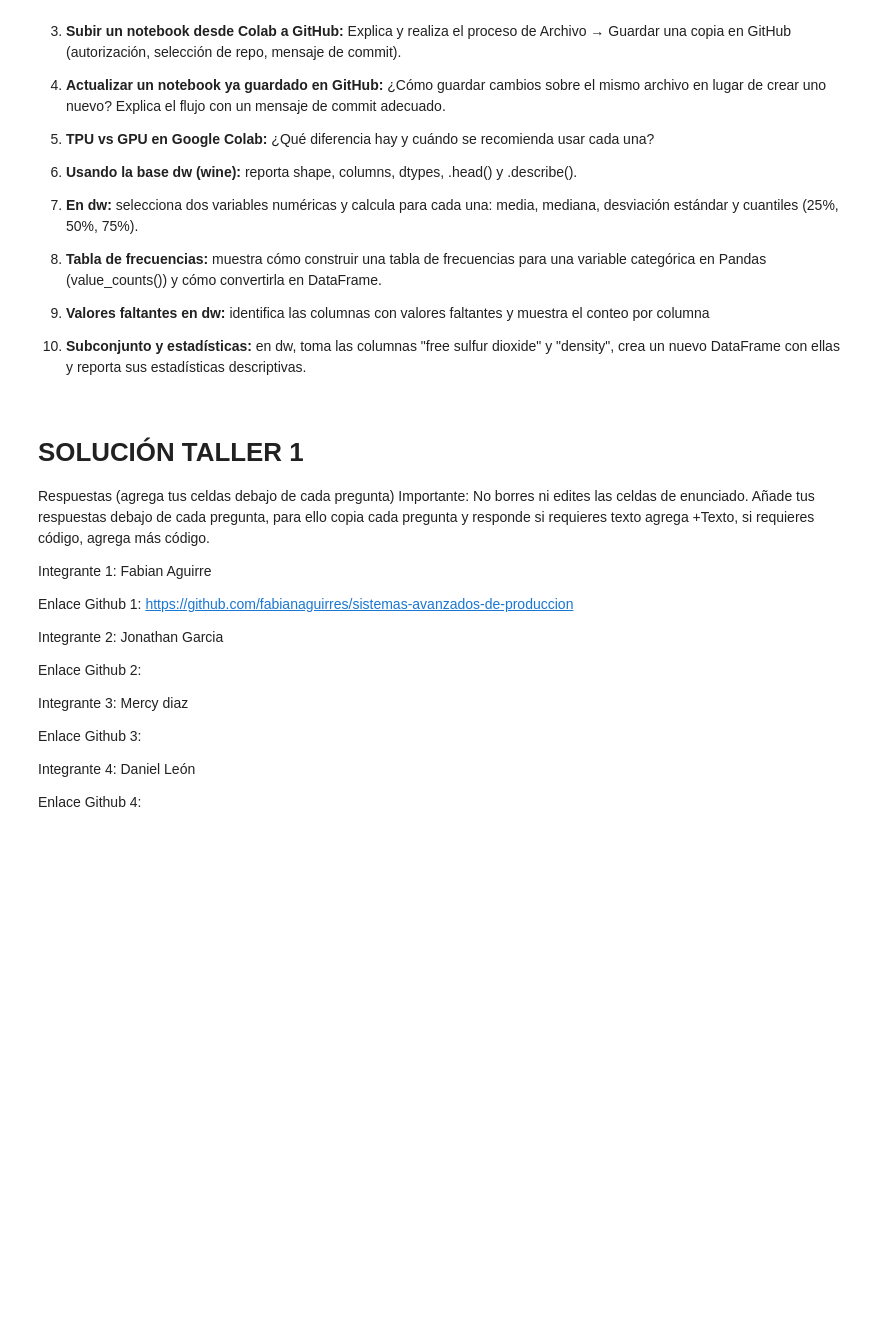
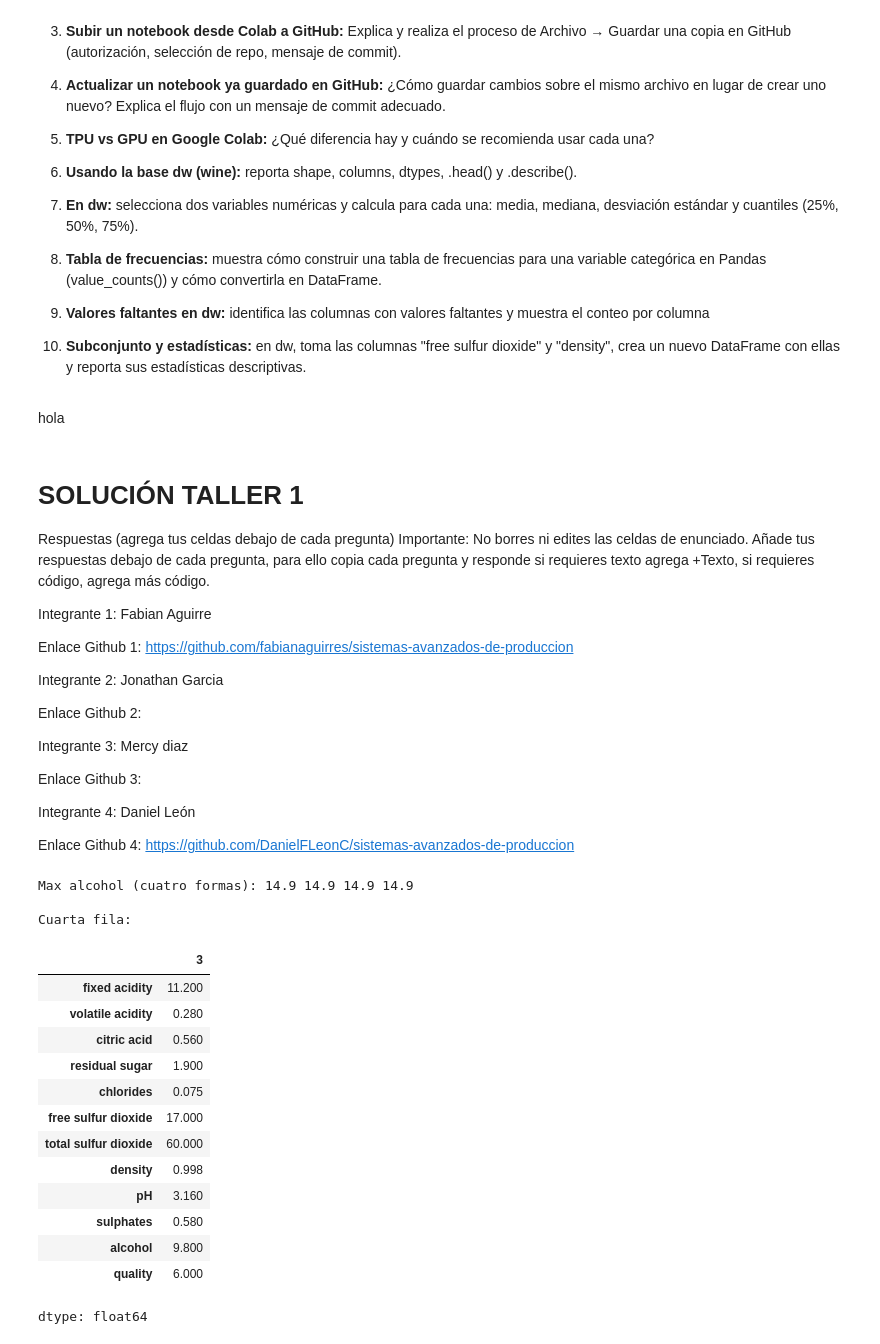
Before and after one commit to fabianaguirres/sistemas-avanzados-de-produccion, a Jupyter notebook: aguirre_fabian_leon_daniel_garcia_jonathan_diaz_mercy.ipynb, the cells around one changed output. Saved outputs shown, nothing was run; the diff lists cells and outputs as text; code cells hidden in the pictures; blank space fills up the shorter version.

```diff
--- a/aguirre_fabian_leon_daniel_garcia_jonathan_diaz_mercy.ipynb
+++ b/aguirre_fabian_leon_daniel_garcia_jonathan_diaz_mercy.ipynb
@@ -874,3 +942,5 @@ Enlace GitHub 1: https://github.com/faorjuelal/SAPP---IIND---005786
 9. **Valores faltantes en dw:** identifica las columnas con valores faltantes y muestra el conteo por columna
 
 10. **Subconjunto y estadísticas:** en dw, toma las columnas "free sulfur dioxide" y "density", crea un nuevo DataFrame con ellas y reporta sus estadísticas descriptivas.
+# %% [markdown]
+hola
@@ -893,4 +965,50 @@ Enlace Github 3:
 
 Integrante 4: Daniel León
 
-Enlace Github 4:
+Enlace Github 4: https://github.com/DanielFLeonC/sistemas-avanzados-de-produccion
+# %%
+# --- Formas de seleccionar la columna de edad (RIDAGEYR) ---
+
+# Opción 1: Usando corchetes y el nombre de la columna (la más común)
+#w = dw["RIDAGEYR"] # Original code
+w = dw["alcohol"] # Modified code to access 'alcohol'
+
+# Opción 2: Usando .loc para seleccionar por nombre
+#x = dw.loc[:, "RIDAGEYR"] # Original code
+x = dw.loc[:, "alcohol"] # Modified code to access 'alcohol'
+
+# Opción 3: Usando un punto (solo funciona si el nombre no tiene espacios)
+y = dw.alcohol # Modified code to access 'alcohol'
+
+# Opción 4: Usando .iloc para seleccionar por número de columna
+#z = dw.iloc[:, da.columns.get_loc("RIDAGEYR")] # Original code
+z = dw.iloc[:, dw.columns.get_loc("alcohol")] # Modified code to access 'alcohol' by index
+
+
+# Verificamos que todas las formas dieron el mismo resultado
+print("Max alcohol (cuatro formas):", w.max(), x.max(), y.max(), z.max())
+
+
+# --- Seleccionar la cuarta fila de la tabla (índice 3) ---
+#fila4 = dw.iloc[3, :] # Original code
+fila4 = dw.iloc[3, :] # Modified code to access the fourth row and split the string
+print("\nCuarta fila:") # Added print statement for clarity
+display(fila4) # Modified to print the split list
+# %% [output]
+Max alcohol (cuatro formas): 14.9 14.9 14.9 14.9
+
+Cuarta fila:
+|  | 3 |
+| fixed acidity | 11.200 |
+| volatile acidity | 0.280 |
+| citric acid | 0.560 |
+| residual sugar | 1.900 |
+| chlorides | 0.075 |
+| free sulfur dioxide | 17.000 |
+| total sulfur dioxide | 60.000 |
+| density | 0.998 |
+| pH | 3.160 |
+| sulphates | 0.580 |
+| alcohol | 9.800 |
+| quality | 6.000 |
+dtype: float64
```
Also changed, not shown: parts of 17 cells of this notebook.
